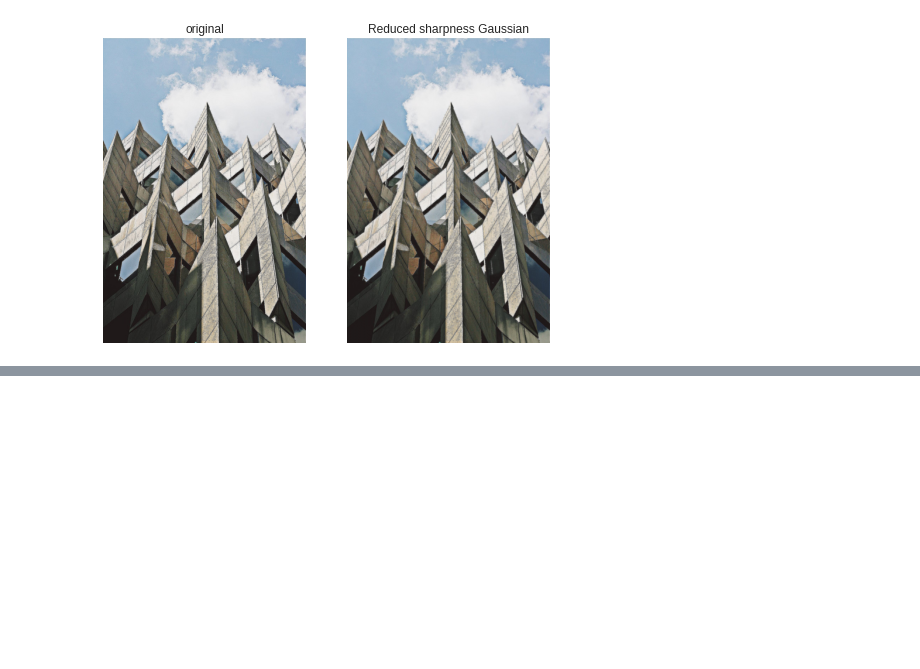
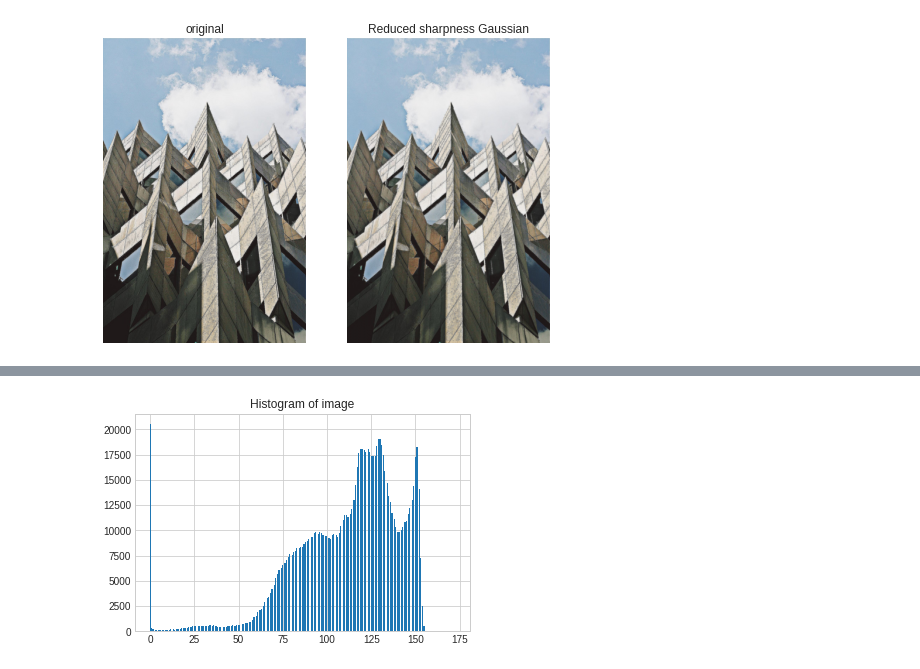
Before and after one commit to Naimul-Islam-Siam/Image-Processing, a Jupyter notebook: Image Processing in Python/2. Filters, Contrast, Transformation and Morphology/image_processing2.ipynb, the cells around one changed output, grey strips where cells are left out. Saved outputs shown, nothing was run; the diff lists cells and outputs as text; code cells hidden in the pictures; blank space fills up the shorter version.

```diff
--- a/Image Processing in Python/2. Filters, Contrast, Transformation and Morphology/image_processing2.ipynb
+++ b/Image Processing in Python/2. Filters, Contrast, Transformation and Morphology/image_processing2.ipynb
@@ -102,0 +136,9 @@ plot_comparison(building_image, gaussian_image, "Reduced sharpness Gaussian");
+# %%
+# Import the required module
+from skimage import exposure
+
+plt.title('Histogram of image')
+plt.hist(chest_xray_image.ravel(), bins=256)
+plt.show()
+# %% [output]
+[figure, added]
```
Also changed, not shown: parts of 8 cells of this notebook.
